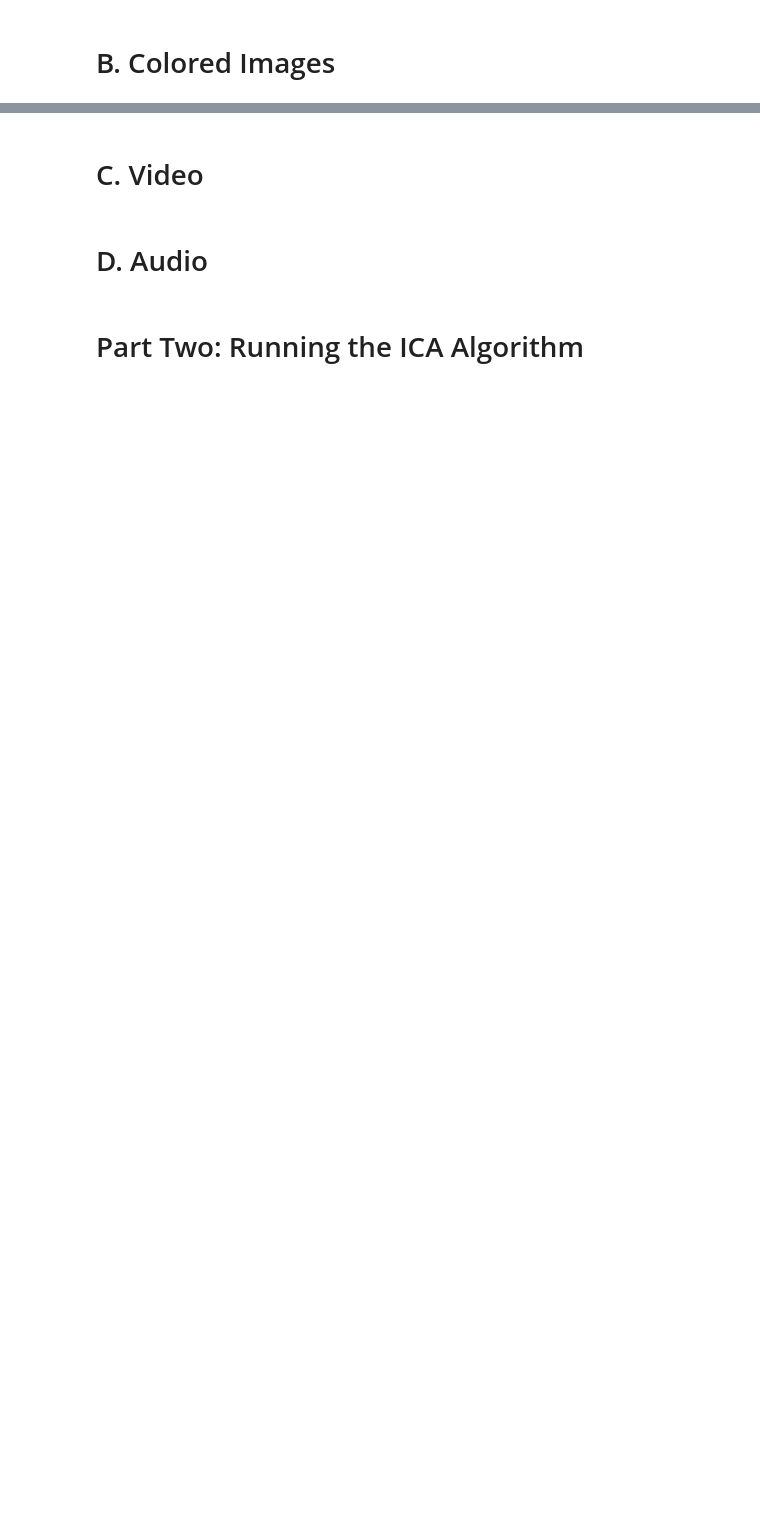
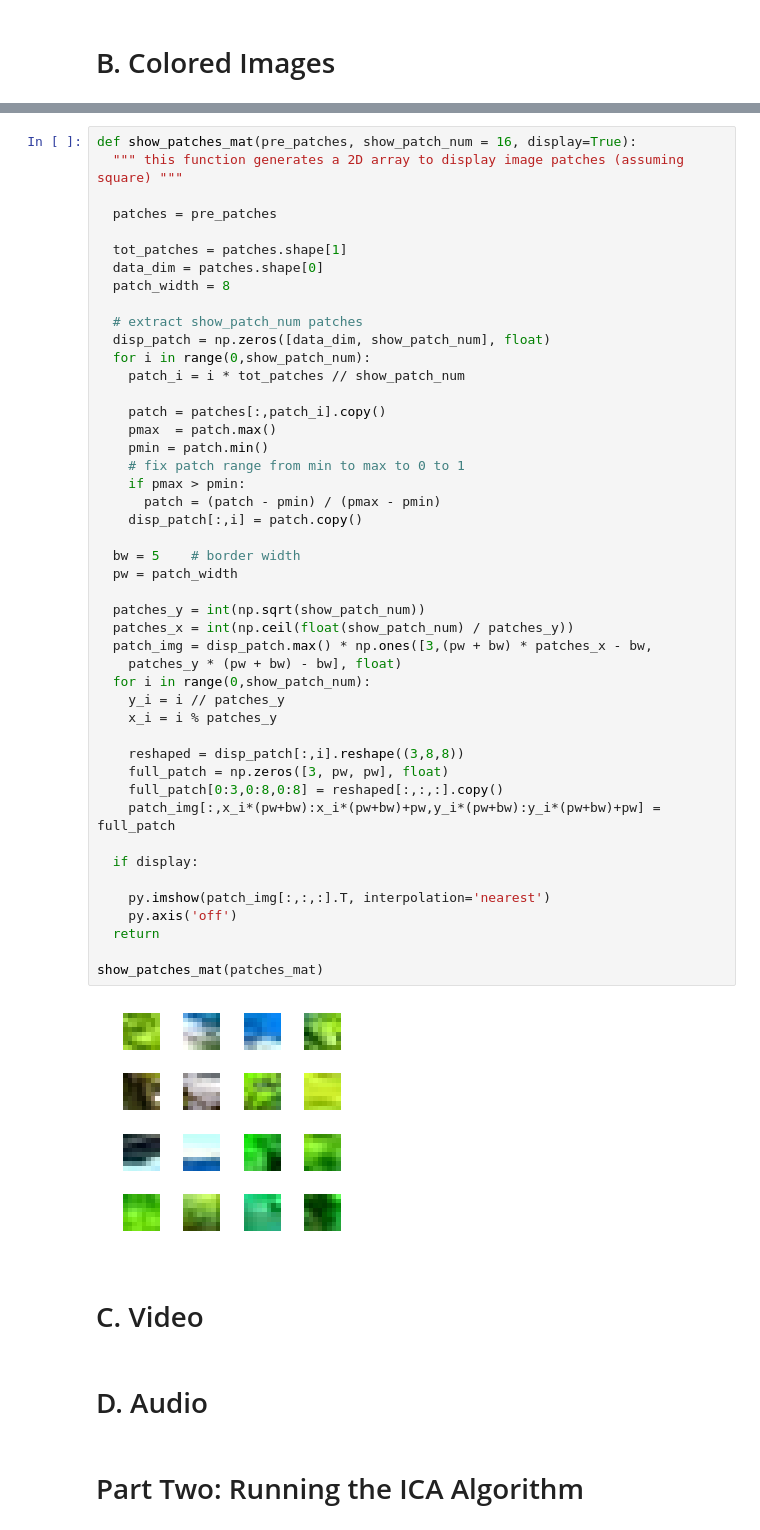
Before and after one commit to harmeetsingh5/Receptive-Fields, a Jupyter notebook: Jupyter Notebook Demo/Efficient Neural Coding.ipynb, the cells around one changed output, grey strips where cells are left out. Drawn from its saved outputs; the diff is of its cells as text; blank space fills up the shorter version.

```diff
--- a/Jupyter Notebook Demo/Efficient Neural Coding.ipynb
+++ b/Jupyter Notebook Demo/Efficient Neural Coding.ipynb
@@ -155,3 +232,51 @@ show_patches_mat(patches_mat)
+# %%
+def show_patches_mat(pre_patches, show_patch_num = 16, display=True):
+  """ this function generates a 2D array to display image patches (assuming square) """
+
+  patches = pre_patches
+
+  tot_patches = patches.shape[1]
+  data_dim = patches.shape[0]
+  patch_width = 8
+
+  # extract show_patch_num patches
+  disp_patch = np.zeros([data_dim, show_patch_num], float)
+  for i in range(0,show_patch_num):
+    patch_i = i * tot_patches // show_patch_num
+
+    patch = patches[:,patch_i].copy()
+    pmax  = patch.max()
+    pmin = patch.min()
+    # fix patch range from min to max to 0 to 1
+    if pmax > pmin:
+      patch = (patch - pmin) / (pmax - pmin)
+    disp_patch[:,i] = patch.copy()
+
+  bw = 5    # border width
+  pw = patch_width
+
+  patches_y = int(np.sqrt(show_patch_num))
+  patches_x = int(np.ceil(float(show_patch_num) / patches_y))
+  patch_img = disp_patch.max() * np.ones([3,(pw + bw) * patches_x - bw,
+    patches_y * (pw + bw) - bw], float)
+  for i in range(0,show_patch_num):
+    y_i = i // patches_y
+    x_i = i % patches_y
+
+    reshaped = disp_patch[:,i].reshape((3,8,8))
+    full_patch = np.zeros([3, pw, pw], float)
+    full_patch[0:3,0:8,0:8] = reshaped[:,:,:].copy()
+    patch_img[:,x_i*(pw+bw):x_i*(pw+bw)+pw,y_i*(pw+bw):y_i*(pw+bw)+pw] = full_patch
+
+  if display:
+
+    py.imshow(patch_img[:,:,:].T, interpolation='nearest')
+    py.axis('off')
+  return
+
+show_patches_mat(patches_mat)
+# %% [output]
+[figure, added]
 # %% [markdown]
 #  C. Video
 # %% [markdown]
```
Also changed, not shown: parts of 7 cells of this notebook, 11 other files.
